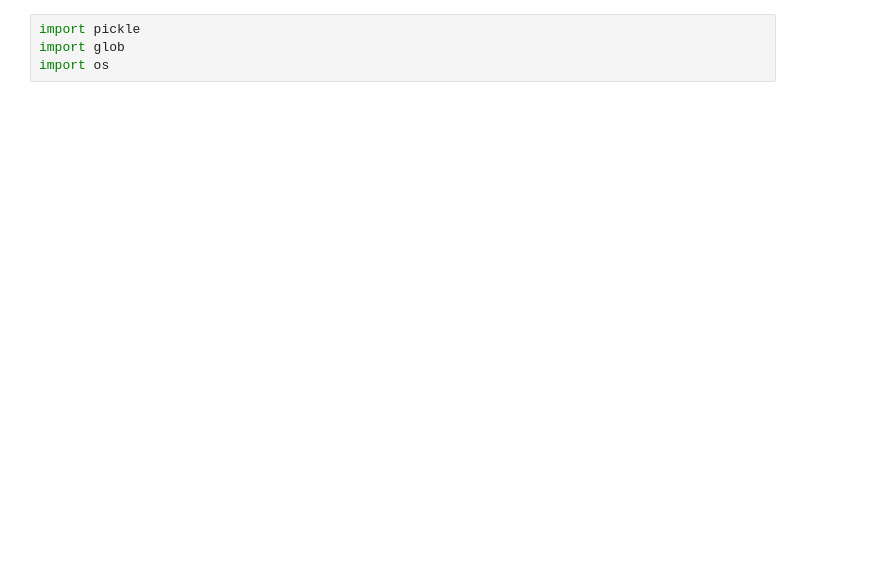
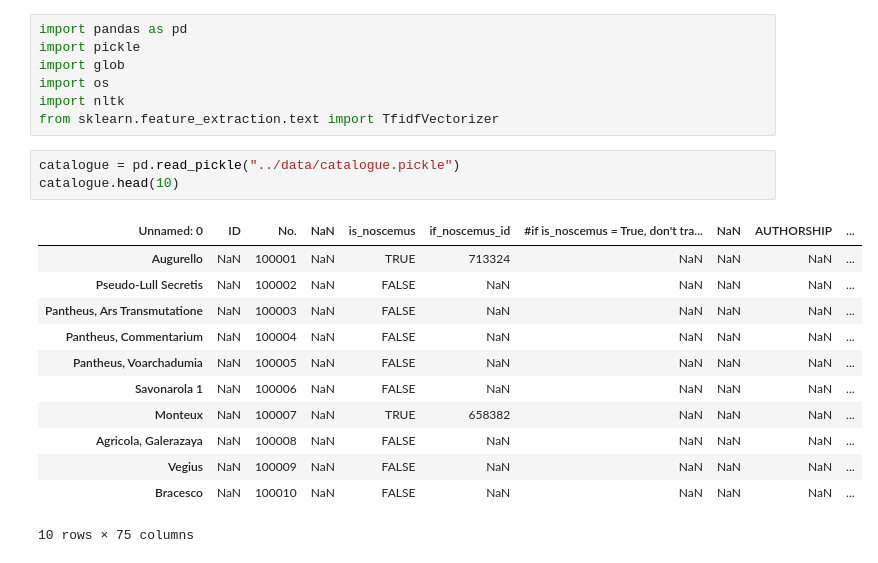
Before and after one commit to CCS-ZCU/EMLAP_ETL, a Jupyter notebook: scripts/freqs-explorations.ipynb, the cells around one changed output. Drawn from its saved outputs; the diff is of its cells as text; blank space fills up the shorter version.

```diff
--- a/scripts/freqs-explorations.ipynb
+++ b/scripts/freqs-explorations.ipynb
@@ -1,4 +1,23 @@
 # %%
+import pandas as pd
 import pickle
 import glob
 import os
+import nltk
+from sklearn.feature_extraction.text import TfidfVectorizer
+# %%
+catalogue = pd.read_pickle("../data/catalogue.pickle")
+catalogue.head(10)
+# %% [output]
+| Unnamed: 0 | ID | No. | NaN | is_noscemus | if_noscemus_id | #if is_noscemus = True, don't tra... | NaN | AUTHORSHIP | ... |
+| Augurello | NaN | 100001 | NaN | TRUE | 713324 | NaN | NaN | NaN | ... |
+| Pseudo-Lull Secretis | NaN | 100002 | NaN | FALSE | NaN | NaN | NaN | NaN | ... |
+| Pantheus, Ars Transmutatione | NaN | 100003 | NaN | FALSE | NaN | NaN | NaN | NaN | ... |
+| Pantheus, Commentarium | NaN | 100004 | NaN | FALSE | NaN | NaN | NaN | NaN | ... |
+| Pantheus, Voarchadumia | NaN | 100005 | NaN | FALSE | NaN | NaN | NaN | NaN | ... |
+| Savonarola 1 | NaN | 100006 | NaN | FALSE | NaN | NaN | NaN | NaN | ... |
+| Monteux | NaN | 100007 | NaN | TRUE | 658382 | NaN | NaN | NaN | ... |
+| Agricola, Galerazaya | NaN | 100008 | NaN | FALSE | NaN | NaN | NaN | NaN | ... |
+| Vegius | NaN | 100009 | NaN | FALSE | NaN | NaN | NaN | NaN | ... |
+| Bracesco | NaN | 100010 | NaN | FALSE | NaN | NaN | NaN | NaN | ... |
+10 rows × 75 columns
```
Also changed, not shown: parts of 10 cells of this notebook, 2 other files.
